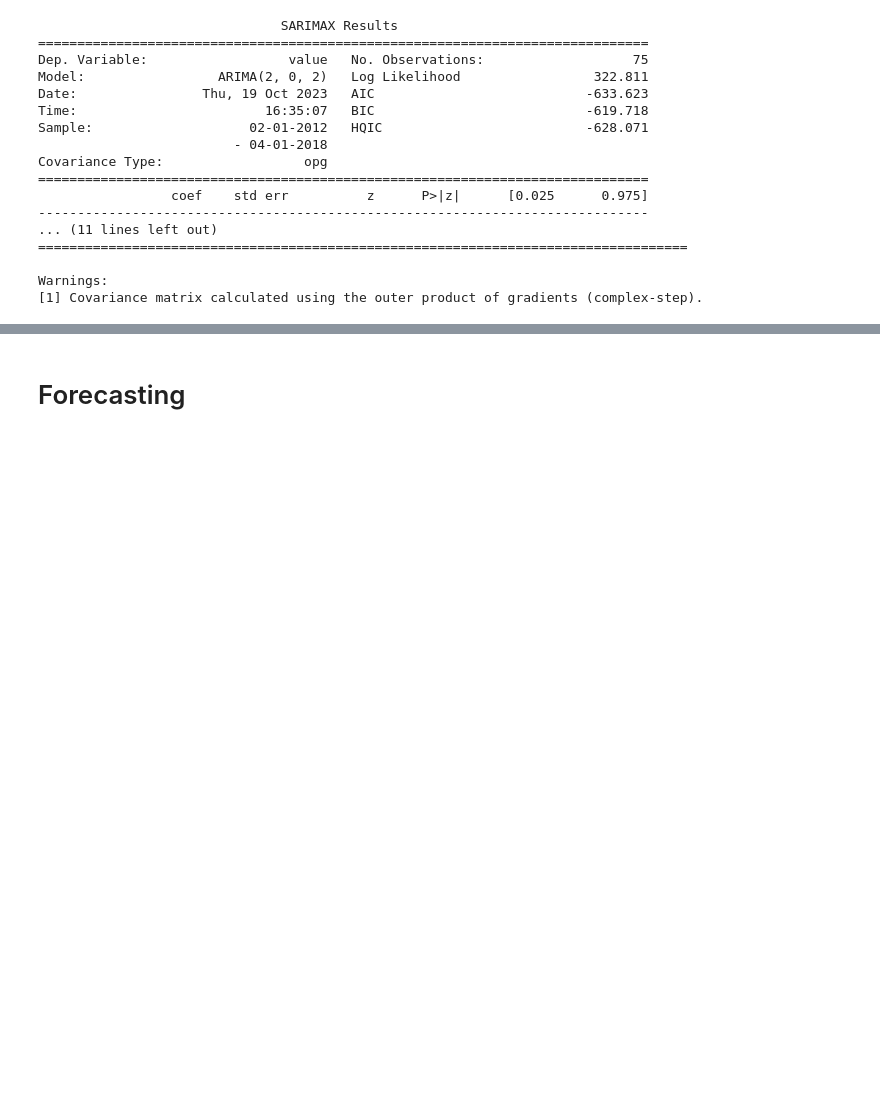
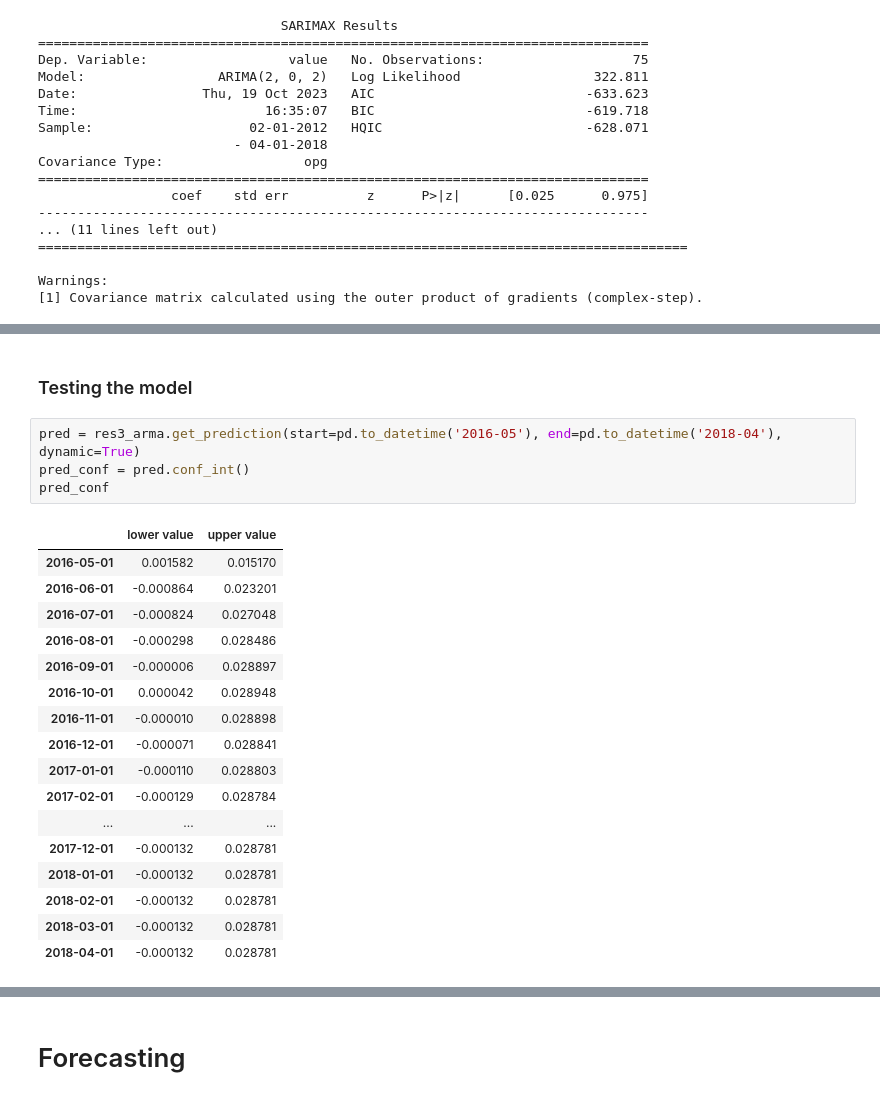
Before and after one commit to lalynjay/Time_series_analysis, a Jupyter notebook: Time_series_analysis.ipynb, the cells around one changed output, grey strips where cells are left out. Cells and saved outputs as stored; diff of their text form; blank space fills up the shorter version.

```diff
--- a/Time_series_analysis.ipynb
+++ b/Time_series_analysis.ipynb
@@ -810,0 +797,24 @@ plt.show()
+# %% [markdown]
+### Testing the model
+# %%
+pred = res3_arma.get_prediction(start=pd.to_datetime('2016-05'), end=pd.to_datetime('2018-04'), dynamic=True)
+pred_conf = pred.conf_int()
+pred_conf
+# %% [output]
+|  | lower value | upper value |
+| 2016-05-01 | 0.001582 | 0.015170 |
+| 2016-06-01 | -0.000864 | 0.023201 |
+| 2016-07-01 | -0.000824 | 0.027048 |
+| 2016-08-01 | -0.000298 | 0.028486 |
+| 2016-09-01 | -0.000006 | 0.028897 |
+| 2016-10-01 | 0.000042 | 0.028948 |
+| 2016-11-01 | -0.000010 | 0.028898 |
+| 2016-12-01 | -0.000071 | 0.028841 |
+| 2017-01-01 | -0.000110 | 0.028803 |
+| 2017-02-01 | -0.000129 | 0.028784 |
+| ... | ... | ... |
+| 2017-12-01 | -0.000132 | 0.028781 |
+| 2018-01-01 | -0.000132 | 0.028781 |
+| 2018-02-01 | -0.000132 | 0.028781 |
+| 2018-03-01 | -0.000132 | 0.028781 |
+| 2018-04-01 | -0.000132 | 0.028781 |
```
Also changed, not shown: parts of 31 cells of this notebook.
